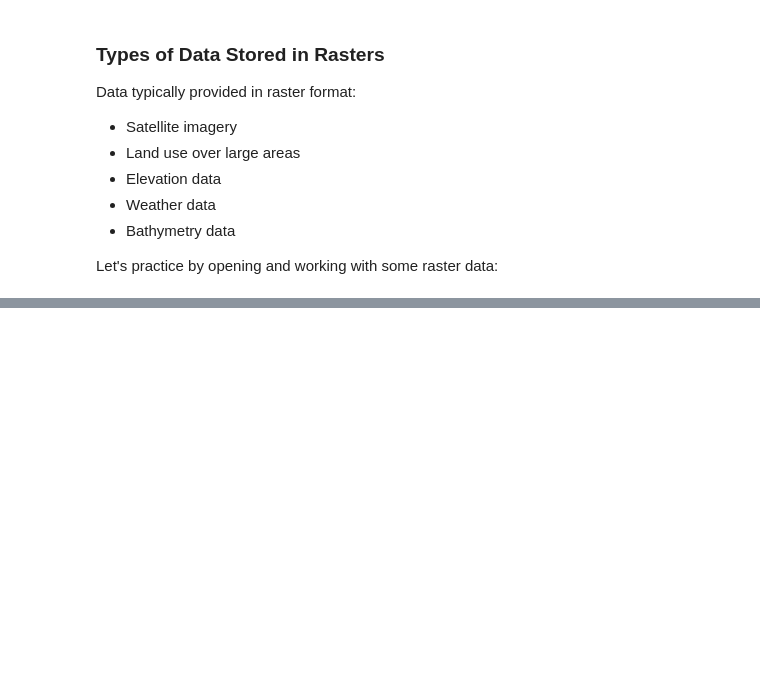
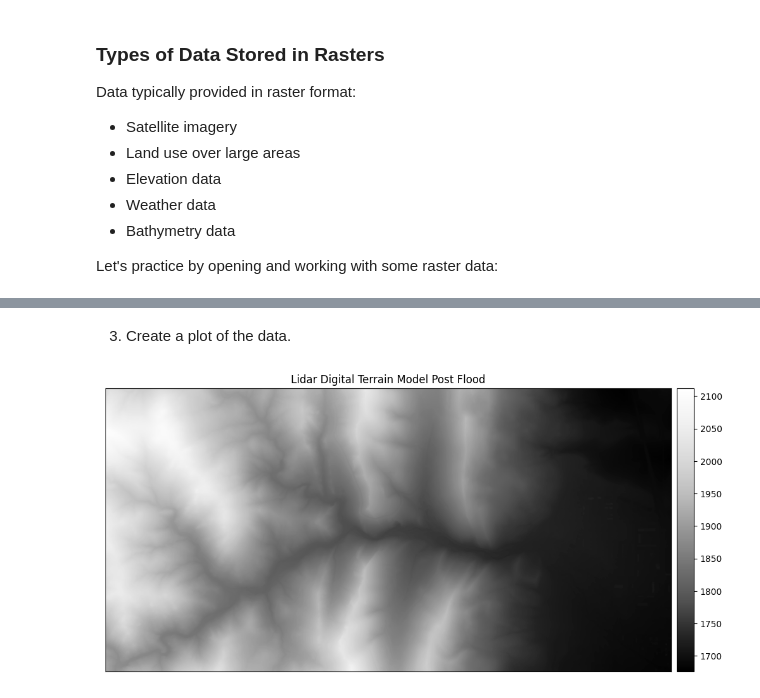
Before and after one commit to achi113s/EarthDataScience, a Jupyter notebook: intro/ch5_spatialdata/Lesson2RasterData.ipynb, the cells around one changed output, grey strips where cells are left out. Saved outputs shown, nothing was run; the diff lists cells and outputs as text; code cells hidden in the pictures; blank space fills up the shorter version.

```diff
--- a/intro/ch5_spatialdata/Lesson2RasterData.ipynb
+++ b/intro/ch5_spatialdata/Lesson2RasterData.ipynb
@@ -53,0 +138,9 @@ os.chdir(os.path.join(et.io.HOME, 'earth-analytics', 'data'))
+# %%
+lidar_dtm_path_post_flood = os.path.join("colorado-flood",
+                                         "spatial",
+                                         "boulder-leehill-rd",
+                                         "post-flood",
+                                         "lidar",
+                                         "post_DTM.tif")
+
+lidar_dtm_path_post_flood
@@ -53,0 +151,5 @@ os.chdir(os.path.join(et.io.HOME, 'earth-analytics', 'data'))
+# %%
+lidar_dtm_post_flood = rxr.open_rasterio(lidar_dtm_path_post_flood,
+                                         masked=True)
+
+lidar_dtm_post_flood
@@ -53,0 +180,11 @@ os.chdir(os.path.join(et.io.HOME, 'earth-analytics', 'data'))
+# %% [markdown]
+3. Create a plot of the data.
+# %%
+# plot the data
+ep.plot_bands(lidar_dtm_post_flood.values,
+              scale=False,
+              cmap='Greys_r',
+              title='Lidar Digital Terrain Model Post Flood')
+plt.show()
+# %% [output]
+[figure, added]
```
Also changed, not shown: parts of 18 cells of this notebook.
